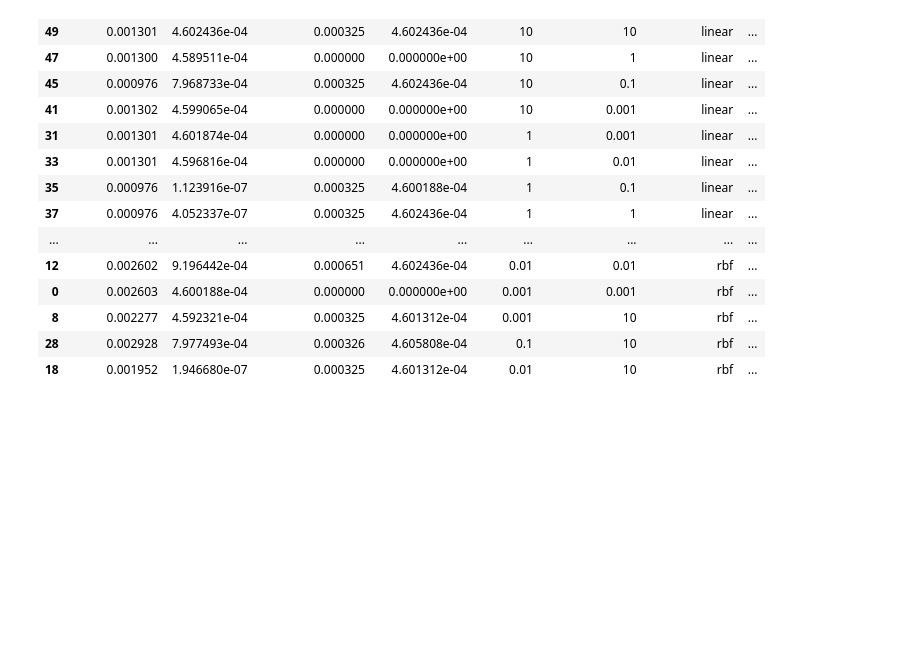
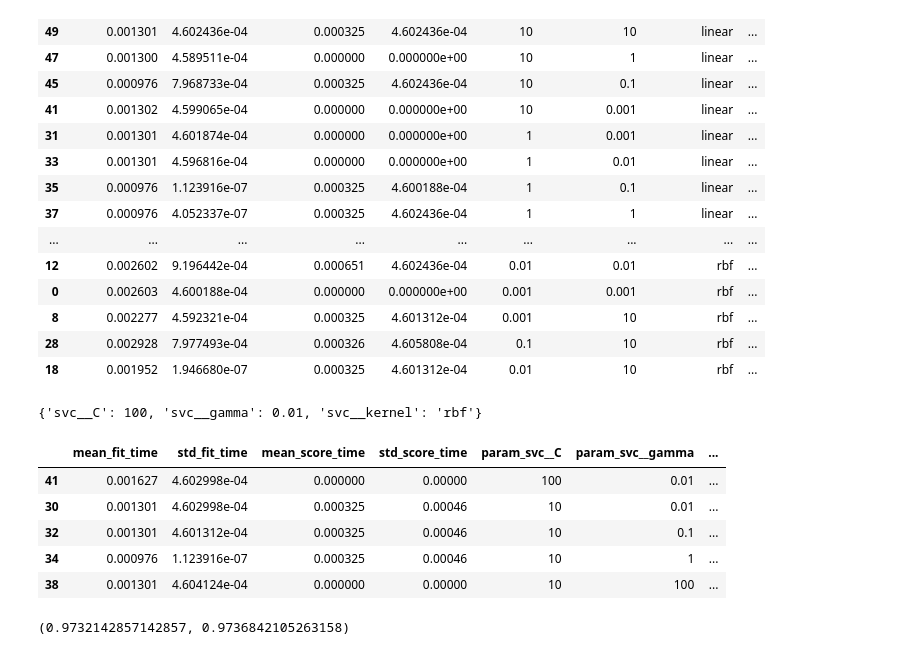
Before and after one commit to Slangoij/TIL_TodayILearned, a Jupyter notebook: 07. 머신러닝/08_지도학습_SVM_.ipynb, the cells around one changed output. Saved outputs shown, nothing was run; the diff lists cells and outputs as text; code cells hidden in the pictures; blank space fills up the shorter version.

```diff
--- a/07. 머신러닝/08_지도학습_SVM_.ipynb
+++ b/07. 머신러닝/08_지도학습_SVM_.ipynb
@@ -308,3 +310,41 @@ pd.DataFrame(gs_svc.cv_results_).sort_values('rank_test_score')
 | 8 | 0.002277 | 4.592321e-04 | 0.000325 | 4.601312e-04 | 0.001 | 10 | rbf | ... |
 | 28 | 0.002928 | 7.977493e-04 | 0.000326 | 4.605808e-04 | 0.1 | 10 | rbf | ... |
 | 18 | 0.001952 | 1.946680e-07 | 0.000325 | 4.601312e-04 | 0.01 | 10 | rbf | ... |
+# %%
+# 강사님 풀이
+X, y = load_iris(return_X_y=True)
+
+X_train, X_test, y_train, y_test = train_test_split(X, y, stratify=y, random_state=1)
+# %%
+order = [('scaler', StandardScaler()),
+         ('svc', SVC(random_state=1))]
+pipeline = Pipeline(order)
+# %%
+param = {
+    "svc__kernel":['linear', 'rbf'],
+    "svc__C":[0.01, 0.1, 1, 10, 100],
+    "svc__gamma":[0.01, 0.1, 1, 10, 100],
+}
+gs = GridSearchCV(pipeline,
+                 param_grid=param,
+                 scoring='accuracy',
+                 cv=3,
+                 n_jobs=-1)
+# %%
+gs.fit(X_train, y_train)
+gs.best_params_
+# %% [output]
+{'svc__C': 100, 'svc__gamma': 0.01, 'svc__kernel': 'rbf'}
+# %%
+pd.DataFrame(gs.cv_results_).sort_values('rank_test_score').head()
+# %% [output]
+|  | mean_fit_time | std_fit_time | mean_score_time | std_score_time | param_svc__C | param_svc__gamma | ... |
+| 41 | 0.001627 | 4.602998e-04 | 0.000000 | 0.00000 | 100 | 0.01 | ... |
+| 30 | 0.001301 | 4.602998e-04 | 0.000325 | 0.00046 | 10 | 0.01 | ... |
+| 32 | 0.001301 | 4.601312e-04 | 0.000325 | 0.00046 | 10 | 0.1 | ... |
+| 34 | 0.000976 | 1.123916e-07 | 0.000325 | 0.00046 | 10 | 1 | ... |
+| 38 | 0.001301 | 4.604124e-04 | 0.000000 | 0.00000 | 10 | 100 | ... |
+# %%
+accuracy_score(y_train, gs.predict(X_train)), accuracy_score(y_test, gs.predict(X_test))
+# %% [output]
+(0.9732142857142857, 0.9736842105263158)
```
Also changed, not shown: parts of 2 cells of this notebook, 4 other files.
